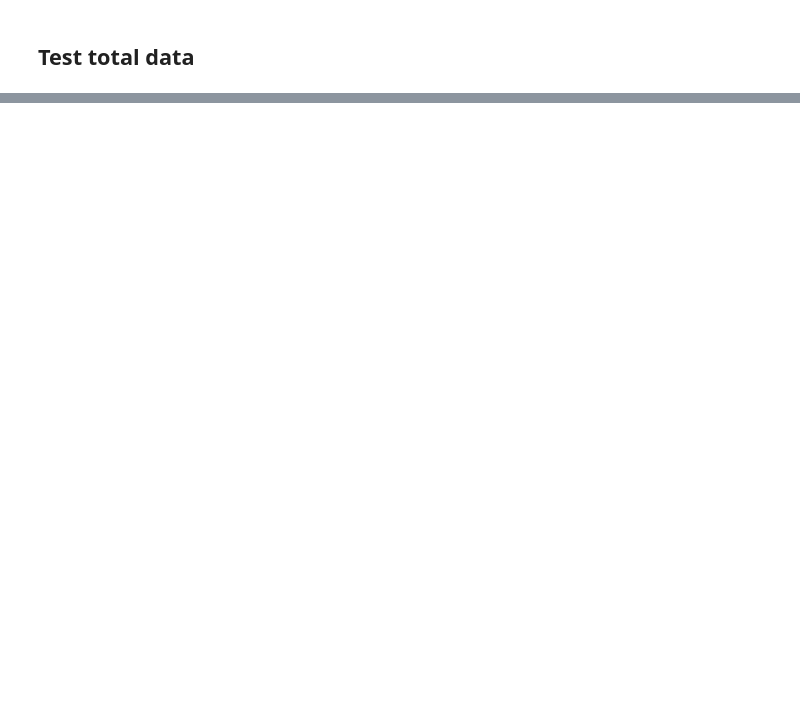
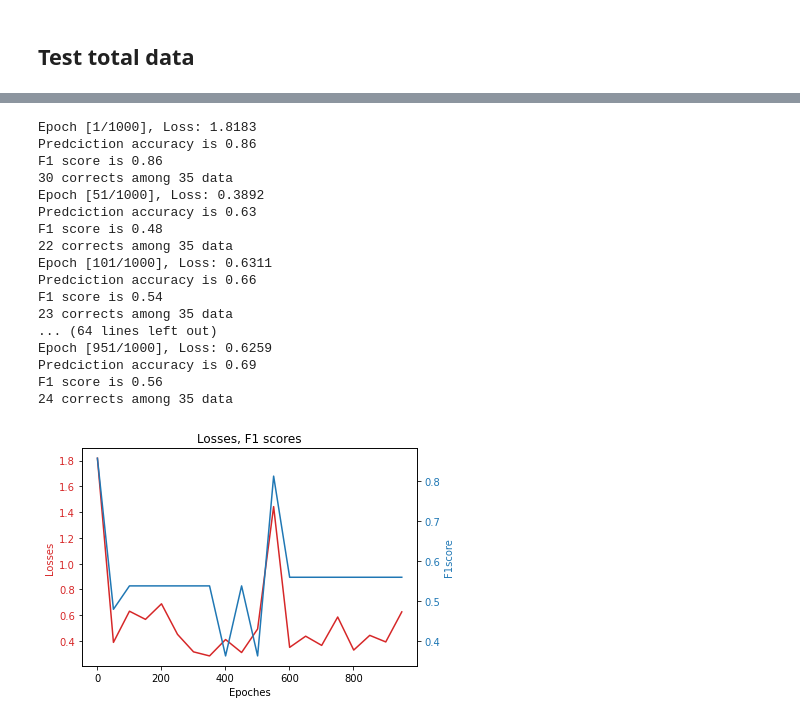
Before and after one commit to obiwan96/LogEventParsing, a Jupyter notebook: ncclient_parsing.ipynb, the cells around one changed output, grey strips where cells are left out. Drawn from its saved outputs; the diff is of its cells as text; code cells hidden in the pictures; blank space fills up the shorter version.

```diff
--- a/ncclient_parsing.ipynb
+++ b/ncclient_parsing.ipynb
@@ -234,2 +365,21 @@ AD(tf_idf_results,freq='3H',lr=0.01)
 # %%
-AD(tf_idf_results,freq='3H',lr=0.01, use_simple=False)
+AD(tf_idf_results,freq='4H',lr=0.01, use_simple=False)
+# %% [output]
+Epoch [1/1000], Loss: 1.8183
+Predciction accuracy is 0.86
+F1 score is 0.86
+30 corrects among 35 data
+Epoch [51/1000], Loss: 0.3892
+Predciction accuracy is 0.63
+F1 score is 0.48
+22 corrects among 35 data
+Epoch [101/1000], Loss: 0.6311
+Predciction accuracy is 0.66
+F1 score is 0.54
+23 corrects among 35 data
+... (64 lines left out)
+Epoch [951/1000], Loss: 0.6259
+Predciction accuracy is 0.69
+F1 score is 0.56
+24 corrects among 35 data
+[figure, added]
```
Also changed, not shown: parts of 18 cells of this notebook, 5 other files.
